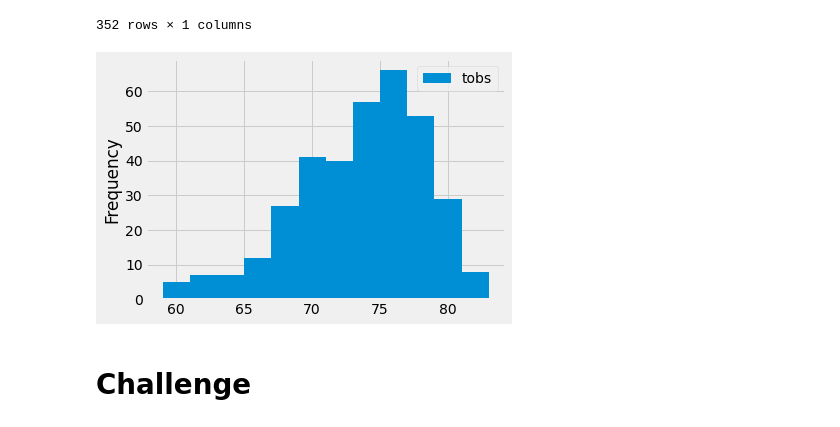
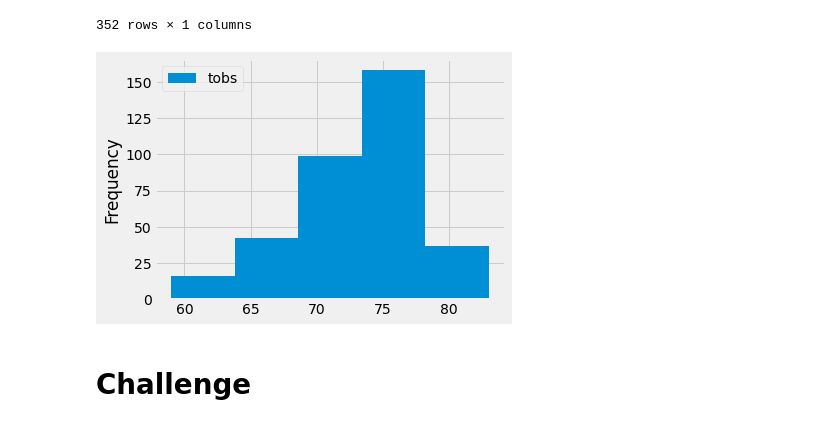
Before and after one commit to jobloom79/surfs_up, a Jupyter notebook: Resources/climate_analysis.ipynb, the cells around one changed output. Cells and saved outputs as stored; diff of their text form; code cells hidden in the pictures.

```diff
--- a/Resources/climate_analysis.ipynb
+++ b/Resources/climate_analysis.ipynb
@@ -193,10 +193,10 @@ temp_obs_df
 352 rows × 1 columns
 # %%
 # Query the last 12 months of temperature observation data for this station and plot the results as a histogram
-temp_obs_df.plot.hist(bins=12)
+temp_obs_df.plot.hist(bins=5)
 plt.tight_layout()
 # %% [output]
-[figure, old version]
+[figure, new version]
 # %%
 # Write a function called `calc_temps` that will accept start date and end date in the format '%Y-%m-%d'
 # and return the minimum, average, and maximum temperatures for that range of dates
```
